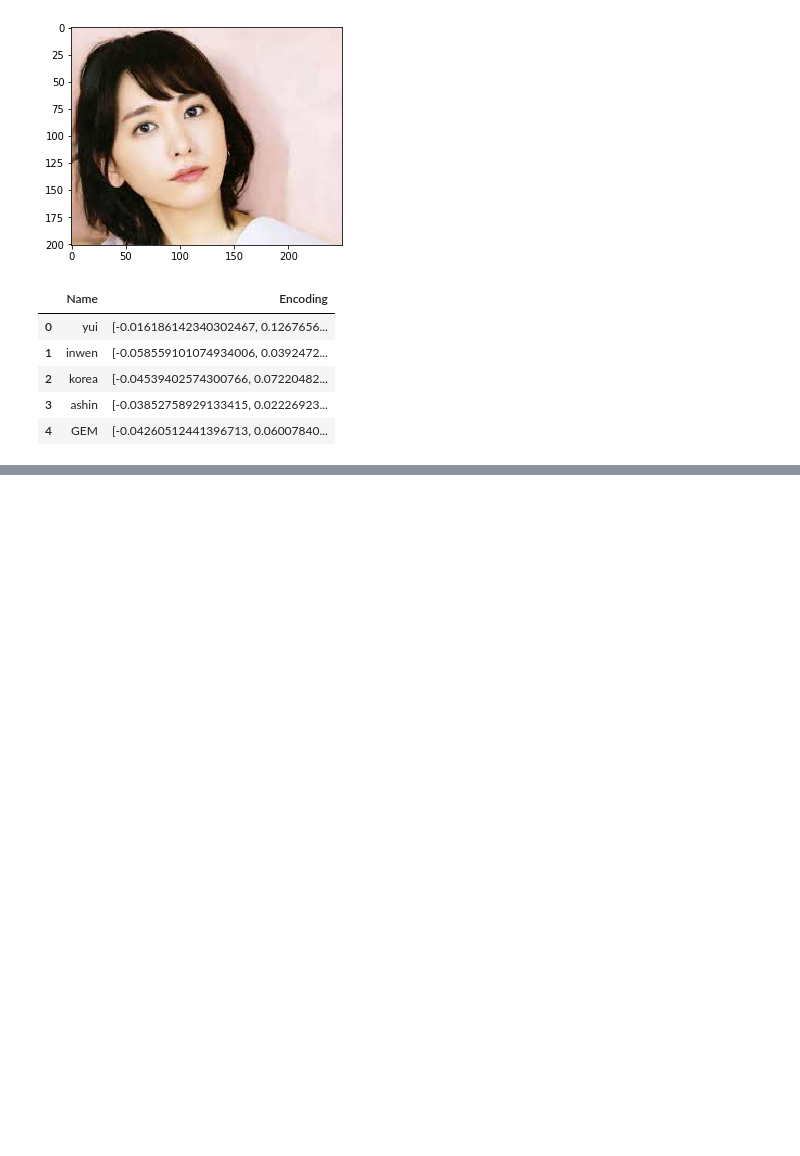
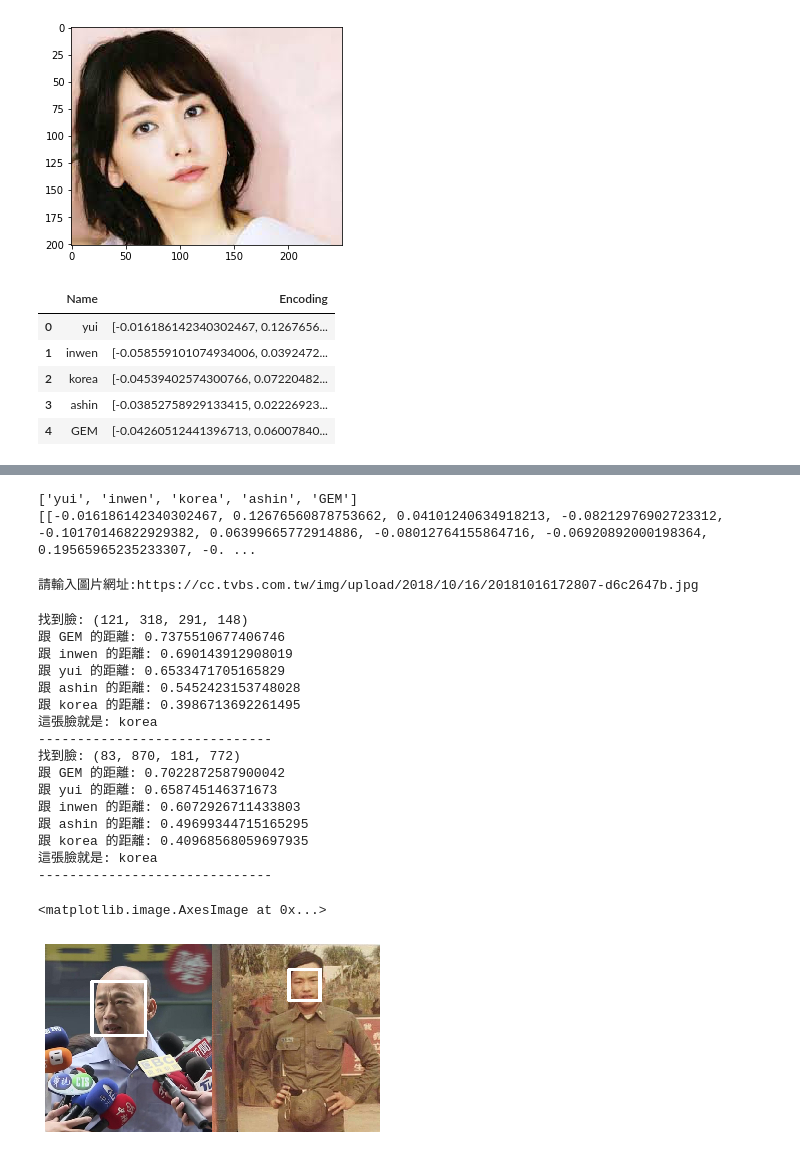
Before and after one commit to Elwing-Chou/MLDemo1216, a Jupyter notebook: face_0115.ipynb, the cells around one changed output, grey strips where cells are left out. Saved outputs shown, nothing was run; the diff lists cells and outputs as text; code cells hidden in the pictures; blank space fills up the shorter version.

```diff
--- a/face_0115.ipynb
+++ b/face_0115.ipynb
@@ -68,3 +68,8 @@ df
 | 2 | korea | [-0.04539402574300766, 0.07220482... |
 | 3 | ashin | [-0.03852758929133415, 0.02226923... |
 | 4 | GEM | [-0.04260512441396713, 0.06007840... |
+# %%
+import pandas as pd
+df = pd.read_csv("/gdrive/My Drive/face0115.csv",
+                 encoding="utf-8")
+df
@@ -70,0 +83,57 @@ df
+# %%
+import json
+names = list(df["Name"])
+encodings = list(map(lambda x:json.loads(x), df["Encoding"]))
+print(names)
+print(encodings)
+# %% [output]
+['yui', 'inwen', 'korea', 'ashin', 'GEM']
+[[-0.016186142340302467, 0.12676560878753662, 0.04101240634918213, -0.08212976902723312, -0.10170146822929382, 0.06399665772914886, -0.08012764155864716, -0.06920892000198364, 0.19565965235233307, -0. ...
+# %%
+import requests
+import face_recognition
+import matplotlib.pyplot as plt
+import cv2
+%matplotlib inline
+url = input("請輸入圖片網址:")
+response = requests.get(url, stream=True, verify=False)
+img = face_recognition.load_image_file(response.raw)
+# 如果你追求速度, 就不用改這, 如果追求精準度, 就使用cnn做人臉定位
+locs = face_recognition.face_locations(img, model="cnn")
+ens = face_recognition.face_encodings(img, known_face_locations=locs)
+for i, (en, loc) in enumerate(zip(ens, locs)):
+    print("找到臉:", loc)
+    distances = face_recognition.face_distance(en, encodings)
+    for n, d in sorted(zip(names, distances), key=lambda x:x[1], reverse=True):
+        print("跟", n, "的距離:", d)
+    mind = min(distances)
+    idx = distances.argmin()
+    if mind < 0.5:
+        print("這張臉就是:", names[idx])
+    else:
+        print("沒有辨識到, 但是比較像:", names[idx])
+    print("-" * 30)
+plt.axis("off")
+for top, right, bottom, left in locs:
+    cv2.rectangle(img, (left, top), (right, bottom), (255, 255, 255), 10)
+plt.imshow(img)
+# %% [output]
+請輸入圖片網址:https://cc.tvbs.com.tw/img/upload/2018/10/16/20181016172807-d6c2647b.jpg
+找到臉: (121, 318, 291, 148)
+跟 GEM 的距離: 0.7375510677406746
+跟 inwen 的距離: 0.690143912908019
+跟 yui 的距離: 0.6533471705165829
+跟 ashin 的距離: 0.5452423153748028
+跟 korea 的距離: 0.3986713692261495
+這張臉就是: korea
+------------------------------
+找到臉: (83, 870, 181, 772)
+跟 GEM 的距離: 0.7022872587900042
+跟 yui 的距離: 0.658745146371673
+跟 inwen 的距離: 0.6072926711433803
+跟 ashin 的距離: 0.49699344715165295
+跟 korea 的距離: 0.40968568059697935
+這張臉就是: korea
+------------------------------
+<matplotlib.image.AxesImage at 0x...>
+[figure, added]
```
Also changed, not shown: parts of 1 cell of this notebook.
